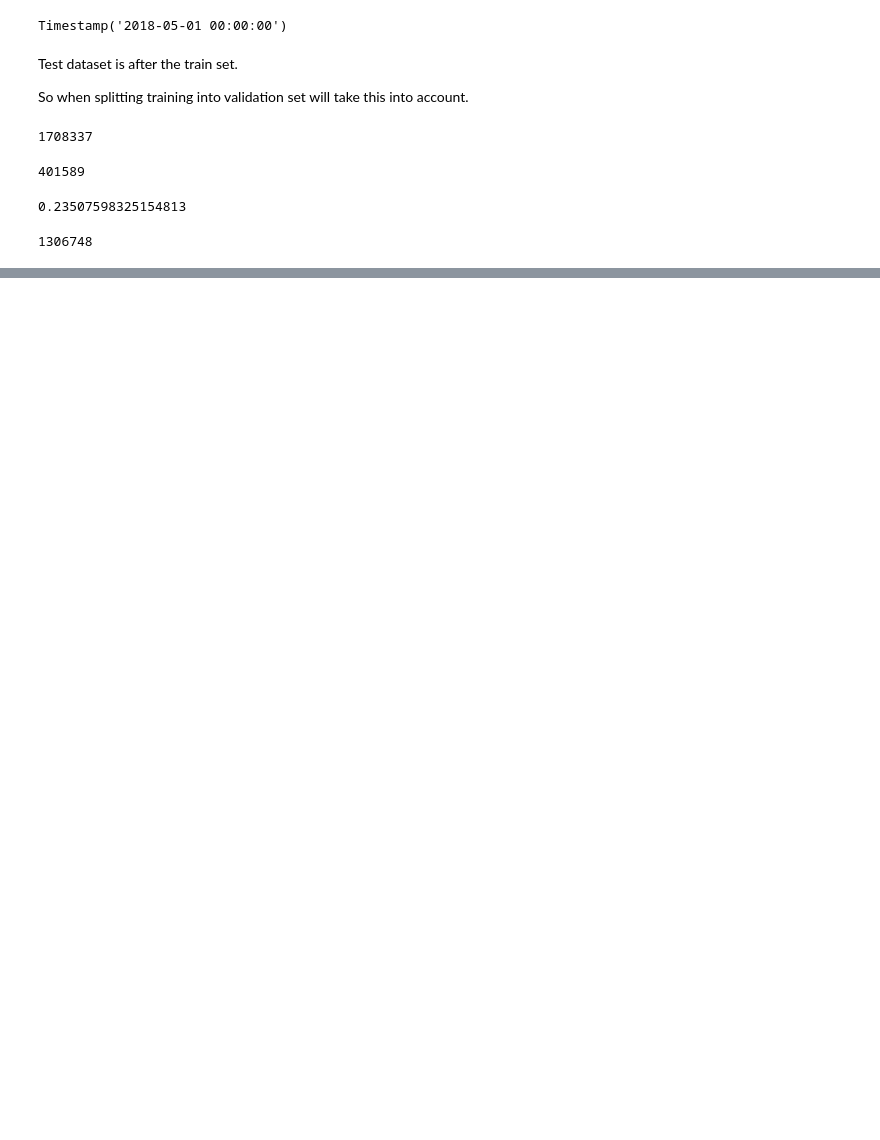
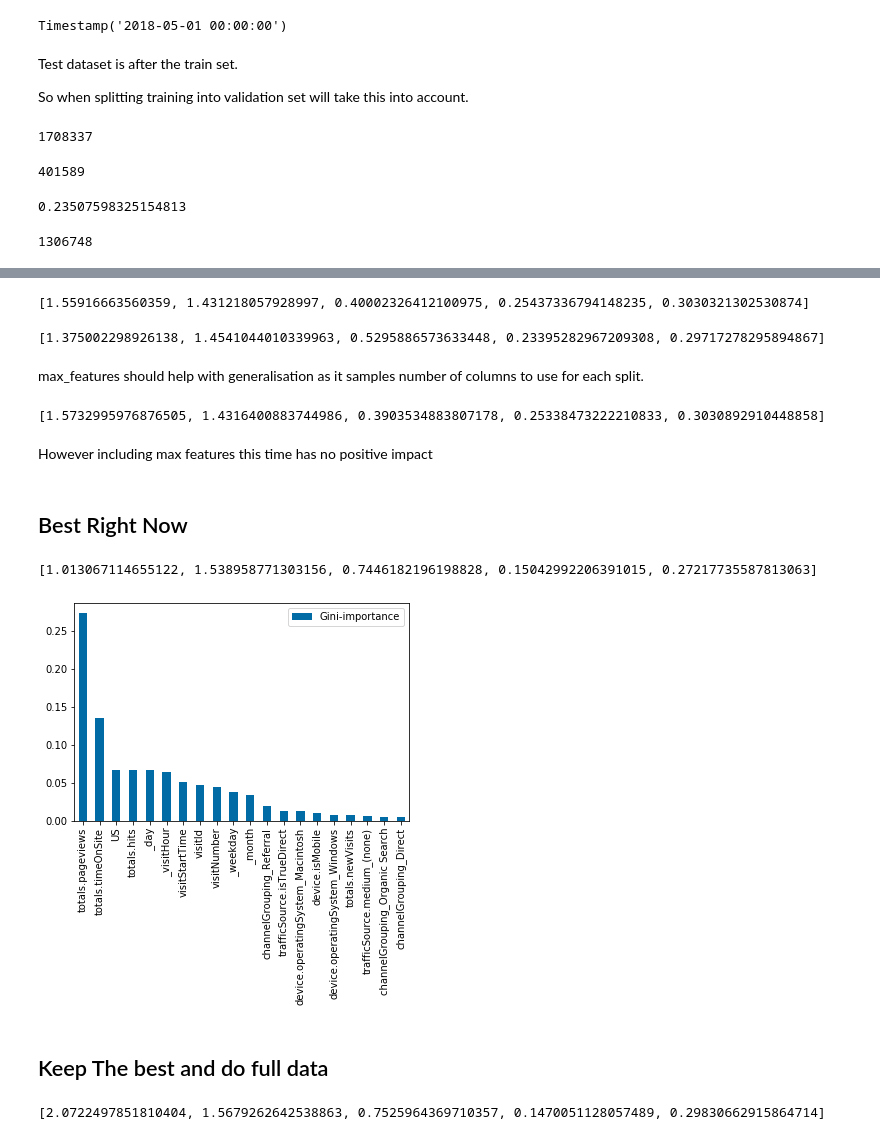
Before and after one commit to gpmurphy7/ML_Tutorials, a Jupyter notebook: GStoreRevenue/gstore_revenue_v2.ipynb, the cells around one changed output, grey strips where cells are left out. Saved outputs shown, nothing was run; the diff lists cells and outputs as text; code cells hidden in the pictures; blank space fills up the shorter version.

```diff
--- a/GStoreRevenue/gstore_revenue_v2.ipynb
+++ b/GStoreRevenue/gstore_revenue_v2.ipynb
@@ -201,0 +306,42 @@ valid_set = train_df[split_index:]
+# %%
+m = RandomForestRegressor(n_estimators=40,min_samples_leaf = 30, oob_score=True)
+m.fit(x_train, y_train)
+print_score(m)
+# %% [output]
+[1.55916663560359, 1.431218057928997, 0.40002326412100975, 0.25437336794148235, 0.3030321302530874]
+# %%
+m = RandomForestRegressor(n_estimators=40,min_samples_leaf = 10, oob_score=True)
+m.fit(x_train, y_train)
+print_score(m)
+# %% [output]
+[1.375002298926138, 1.4541044010339963, 0.5295886573633448, 0.23395282967209308, 0.29717278295894867]
+# %% [markdown]
+max_features should help with generalisation as it samples number of columns to use for each split.
+# %%
+m = RandomForestRegressor(n_estimators=40,min_samples_leaf = 30, max_features = 0.5,  oob_score=True)
+m.fit(x_train, y_train)
+print_score(m)
+# %% [output]
+[1.5732995976876505, 1.4316400883744986, 0.3903534883807178, 0.25338473222210833, 0.3030892910448858]
+# %% [markdown]
+However including max features this time has no positive impact
+# %% [markdown]
+## Best Right Now
+# %%
+m = RandomForestRegressor(n_estimators=40,min_samples_leaf = 3, oob_score=True)
+m.fit(x_train, y_train)
+print_score(m)
+# %% [output]
+[1.013067114655122, 1.538958771303156, 0.7446182196198828, 0.15042992206391015, 0.27217735587813063]
+# %%
+num_feats = 20
+feats = {} # a dict to hold feature_name: feature_importance
+for feature, importance in zip(x_train.columns, m.feature_importances_):
+    feats[feature] = importance #add the name/value pair
+
+importances = pd.DataFrame.from_dict(feats, orient='index').rename(columns={0: 'Gini-importance'})
+importances.sort_values(by='Gini-importance', ascending = False)[:num_feats].plot(kind='bar');
+# %% [output]
+[figure, added]
+# %% [markdown]
+## Keep The best and do full data
@@ -201,0 +362,6 @@ valid_set = train_df[split_index:]
+# %%
+m = RandomForestRegressor(n_estimators=40,min_samples_leaf = 3, oob_score=True)
+m.fit(x_train, y_train)
+print_score(m)
+# %% [output]
+[2.0722497851810404, 1.5679262642538863, 0.7525964369710357, 0.1470051128057489, 0.29830662915864714]
```
Also changed, not shown: parts of 35 cells of this notebook, 1 other file.
